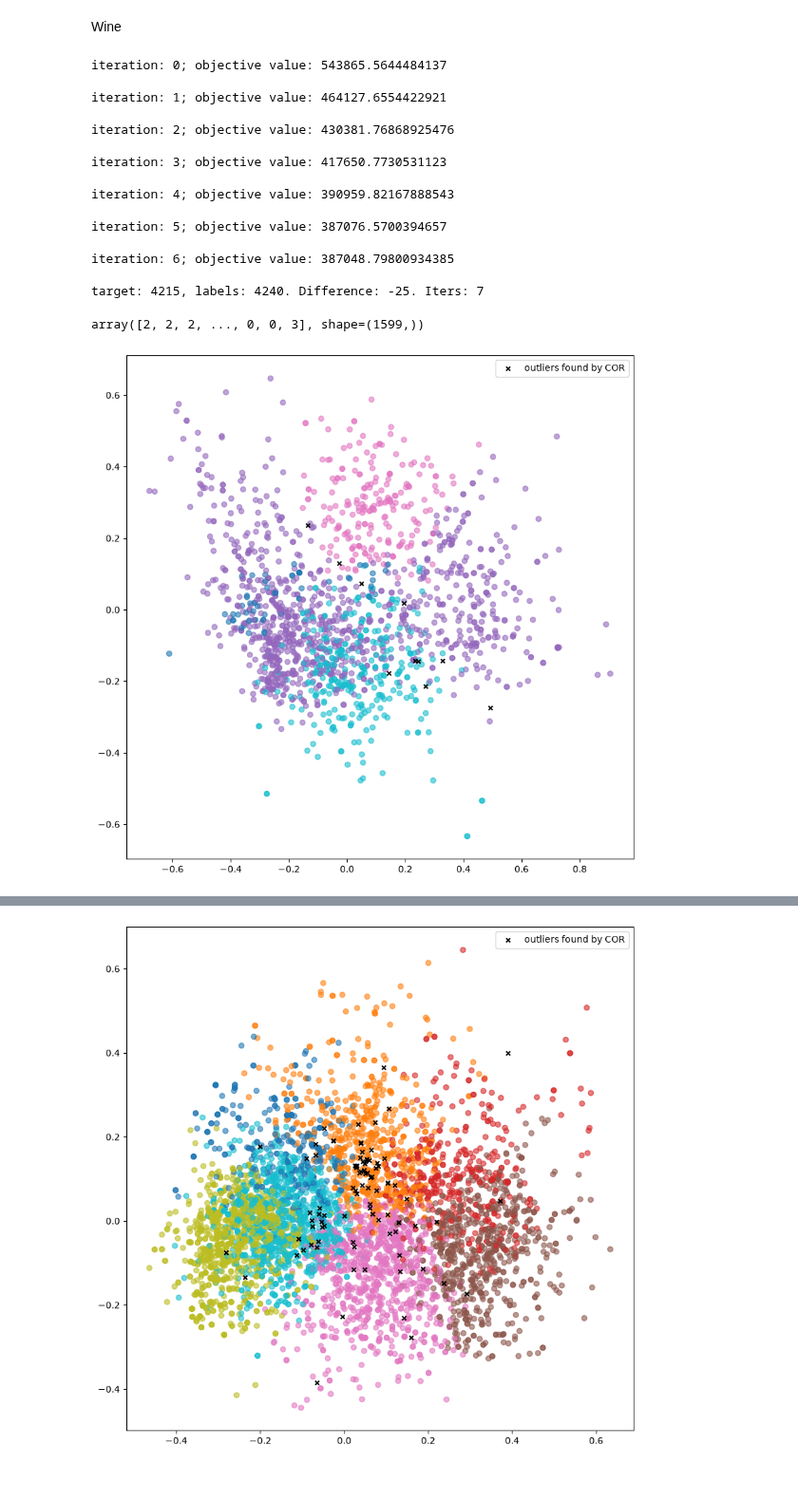
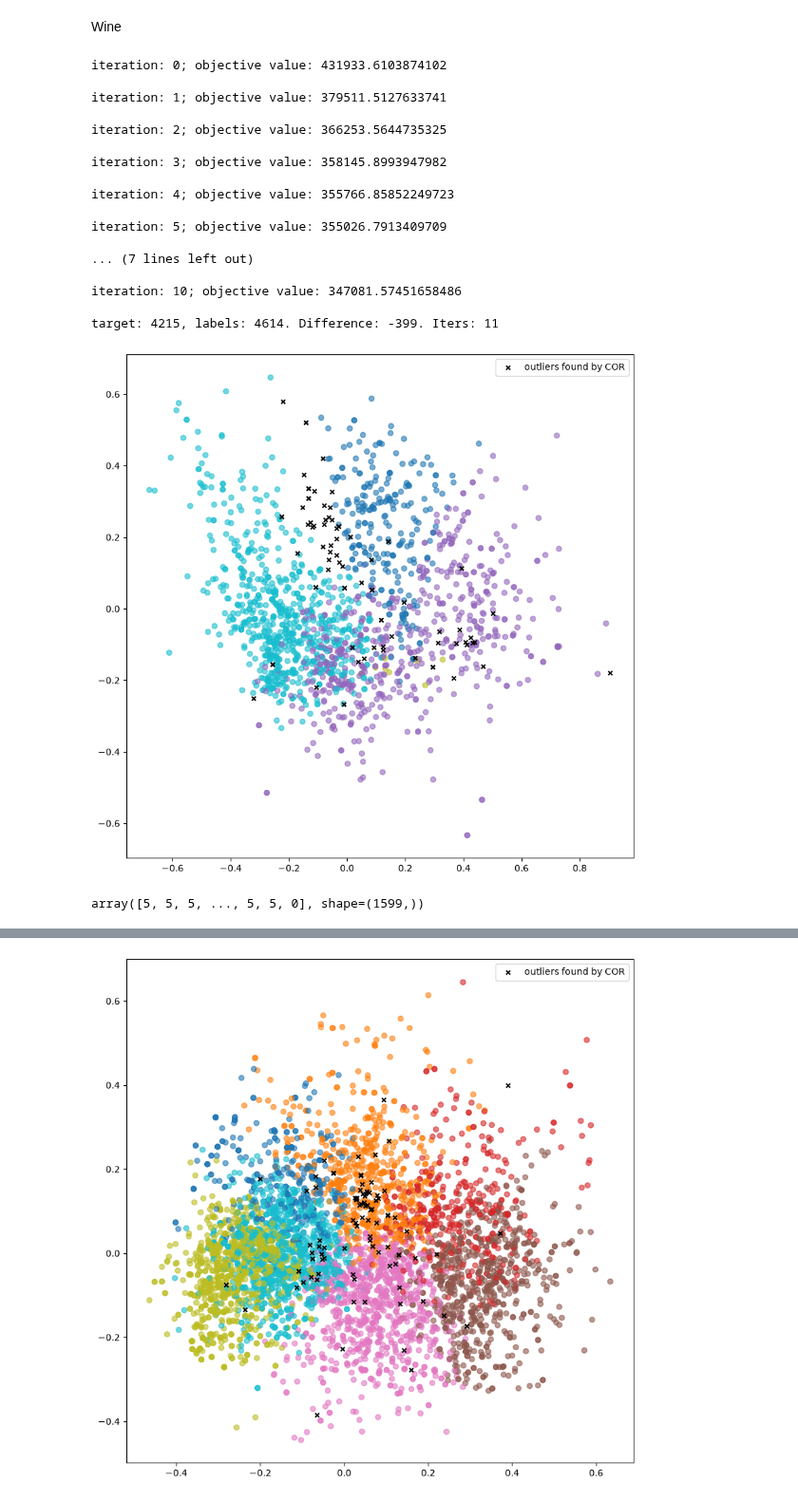
Before and after one commit to Ddav3/Clustering-with-Outlier-Removal-Implementation, a Jupyter notebook: COR.ipynb, the cells around one changed output, grey strips where cells are left out. Shown at 95% size. Saved outputs shown, nothing was run; the diff lists cells and outputs as text; code cells hidden in the pictures.

```diff
--- a/COR.ipynb
+++ b/COR.ipynb
@@ -36,7 +37,6 @@ def generate_basic_partitions(X:pd.DataFrame, r:int, k_min:int = 2, k_max: int=
         partition = Kmeans_model.fit_predict(X)
         basic_partitions.append(partition)
     return basic_partitions
-
 
 def build_binary_matrices(partitions: list[np.ndarray])-> tuple[np.ndarray, np.ndarray]:
     """
@@ -106,6 +106,14 @@ def extract_outliers(distances_vector: np.ndarray, how_many_o:int) ->np.ndarray:
 
 def update_centroids(BB:np.ndarray, labels: np.ndarray, old_centroids: np.ndarray) -> np.ndarray:
     """
+    Updates the coordinates of the given centroids by arithmetic mean of the clusters components. The cluster belonging is defined
+    through a vector of labels.
+    Inputs:
+    -   BB: the concatenated binary matrix
+    -   labels: the vector of labels indicating the cluster of each data point
+    -   old_centroids: the old vector of centroids
+    Output:
+        The new vector of centroids
     """
     centroids = old_centroids.copy()
     for k in range(len(old_centroids)):
@@ -114,8 +122,15 @@ def update_centroids(BB:np.ndarray, labels: np.ndarray, old_centroids: np.ndarra
             centroids[k] = cluster.mean(axis = 0)
     return centroids
 
-def compute_holoentropy(BB: np.ndarray,labels, centroids: np.ndarray) -> float: #non sono sicuro sia corretta#
+def compute_holoentropy(BB: np.ndarray,labels: np.ndarray, centroids: np.ndarray) -> float:
     """
+    Provides the result of the objective function on the K-means-- configuration dictated by the labels.
+    The value is computed as the sum of the entropies for each cluster.
+    Inputs:
+    -   BB: the concatenated binary matrix
+    -   labels: the vector of labels
+    Output:
+        The objective value
     """
     result = 0
     for k in range(len(centroids)):
@@ -200,35 +236,37 @@ Wine
 # %%
 red_wine_quality = pd.read_csv("datasets/wine+quality/winequality-red.csv",delimiter=";")
 
 target = red_wine_quality["quality"].to_numpy()
 red_wine_quality.drop("quality",axis=1, inplace=True)
 target = target - min(target)
 
 red_wine_quality = normalise_numeric(red_wine_quality)
-labels, obj, stats = COR(red_wine_quality,len(np.unique(target)),10, 100)
+labels, obj, stats = COR(red_wine_quality,len(np.unique(target)),int(len(red_wine_quality)*0.05), 100)
 
 print(f"target: {sum(target)}, labels: {sum(labels)}. Difference: {sum(target-labels)}. Iters: {stats["n_iterations"]}")
 
 PCA_scatter_plot(red_wine_quality, labels)
 labels
 # %% [output]
-iteration: 0; objective value: 543865.5644484137
+iteration: 0; objective value: 431933.6103874102
 
-iteration: 1; objective value: 464127.6554422921
+iteration: 1; objective value: 379511.5127633741
 
-iteration: 2; objective value: 430381.76868925476
+iteration: 2; objective value: 366253.5644735325
 
-iteration: 3; objective value: 417650.7730531123
+iteration: 3; objective value: 358145.8993947982
 
-iteration: 4; objective value: 390959.82167888543
+iteration: 4; objective value: 355766.85852249723
 
-iteration: 5; objective value: 387076.5700394657
+iteration: 5; objective value: 355026.7913409709
 
-iteration: 6; objective value: 387048.79800934385
+... (7 lines left out)
 
-target: 4215, labels: 4240. Difference: -25. Iters: 7
+iteration: 10; objective value: 347081.57451658486
+
+target: 4215, labels: 4614. Difference: -399. Iters: 11
+[figure, new version]
-array([2, 2, 2, ..., 0, 0, 3], shape=(1599,))
+array([5, 5, 5, ..., 5, 5, 0], shape=(1599,))
-[figure, old version]
 # %%
 white_wine_quality = pd.read_csv("datasets/wine+quality/winequality-white.csv",delimiter=";")
 
```
Also changed, not shown: parts of 3 cells of this notebook.
